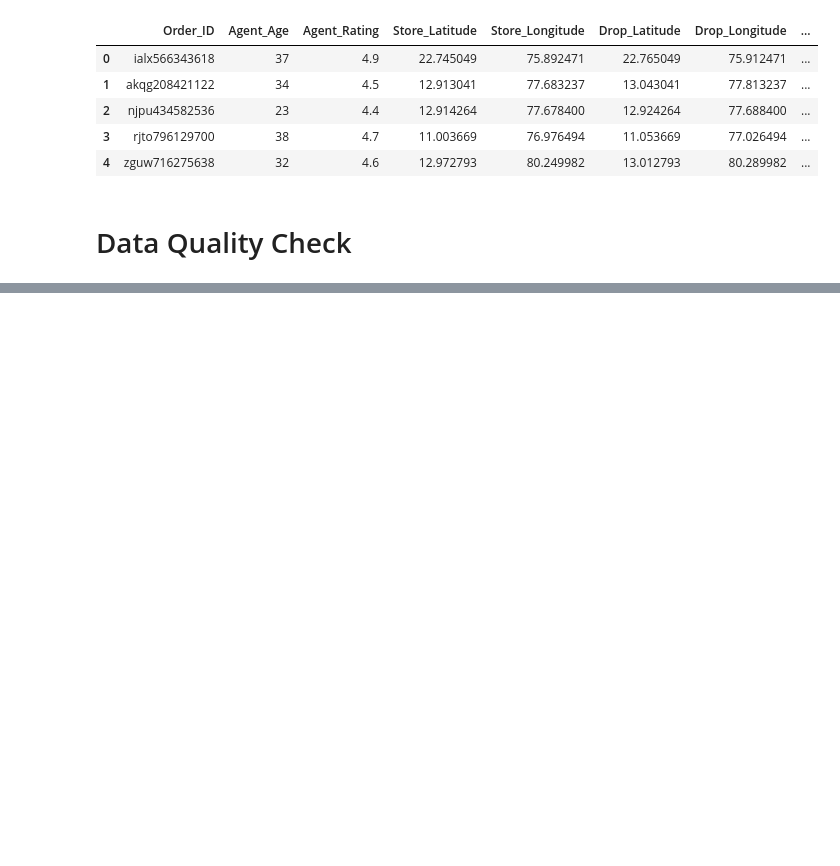
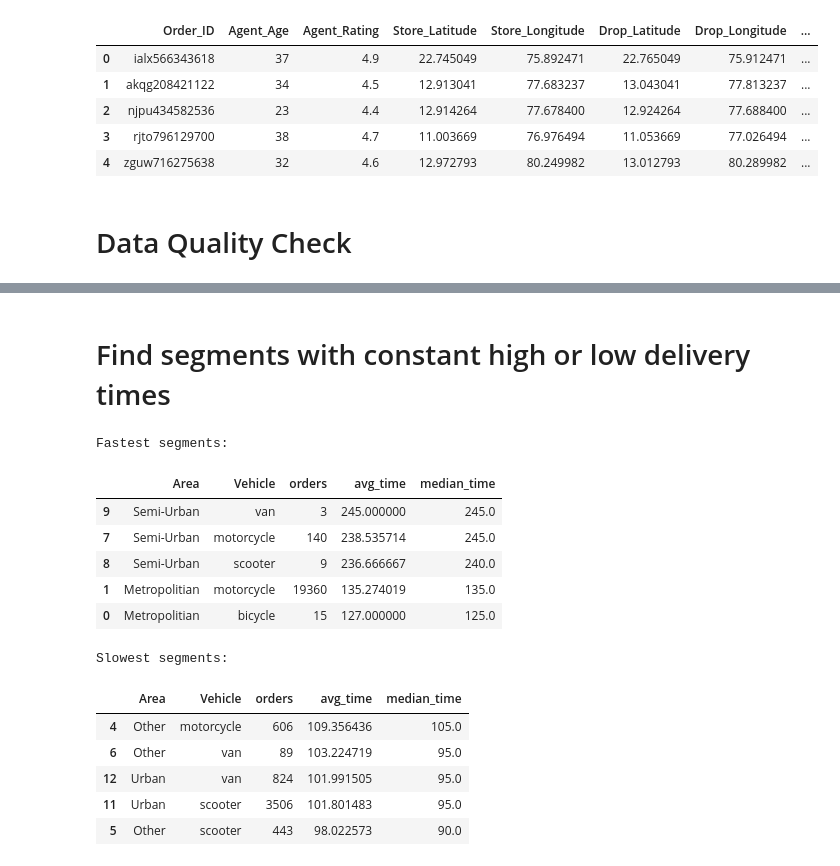
Before and after one commit to joseferur/Exploratory-Data-Analysis, a Jupyter notebook: Amazon-Delivery-Performance/Amazon-Delivery-Performance.ipynb, the cells around one changed output, grey strips where cells are left out. Drawn from its saved outputs; the diff is of its cells as text; code cells hidden in the pictures; blank space fills up the shorter version.

```diff
--- a/Amazon-Delivery-Performance/Amazon-Delivery-Performance.ipynb
+++ b/Amazon-Delivery-Performance/Amazon-Delivery-Performance.ipynb
@@ -157,0 +270,28 @@ KeyError: 'distance_km'
+# %% [markdown]
+# Find segments with constant high or low delivery times
+# %%
+segments = (df_clean.groupby(["Area", "Vehicle"]).agg(
+    orders=("Order_ID", "count"),
+    avg_time=("Delivery_Time", "mean"),
+    median_time=("Delivery_Time", "median")
+).reset_index().sort_values(by="avg_time", ascending=False))
+
+print("Fastest segments:")
+display(segments.head())
+print("\nSlowest segments:")
+display(segments.tail())
+# %% [output]
+Fastest segments:
+|  | Area | Vehicle | orders | avg_time | median_time |
+| 9 | Semi-Urban | van | 3 | 245.000000 | 245.0 |
+| 7 | Semi-Urban | motorcycle | 140 | 238.535714 | 245.0 |
+| 8 | Semi-Urban | scooter | 9 | 236.666667 | 240.0 |
+| 1 | Metropolitian | motorcycle | 19360 | 135.274019 | 135.0 |
+| 0 | Metropolitian | bicycle | 15 | 127.000000 | 125.0 |
+Slowest segments:
+|  | Area | Vehicle | orders | avg_time | median_time |
+| 4 | Other | motorcycle | 606 | 109.356436 | 105.0 |
+| 6 | Other | van | 89 | 103.224719 | 95.0 |
+| 12 | Urban | van | 824 | 101.991505 | 95.0 |
+| 11 | Urban | scooter | 3506 | 101.801483 | 95.0 |
+| 5 | Other | scooter | 443 | 98.022573 | 90.0 |
```
Also changed, not shown: parts of 8 cells of this notebook.
